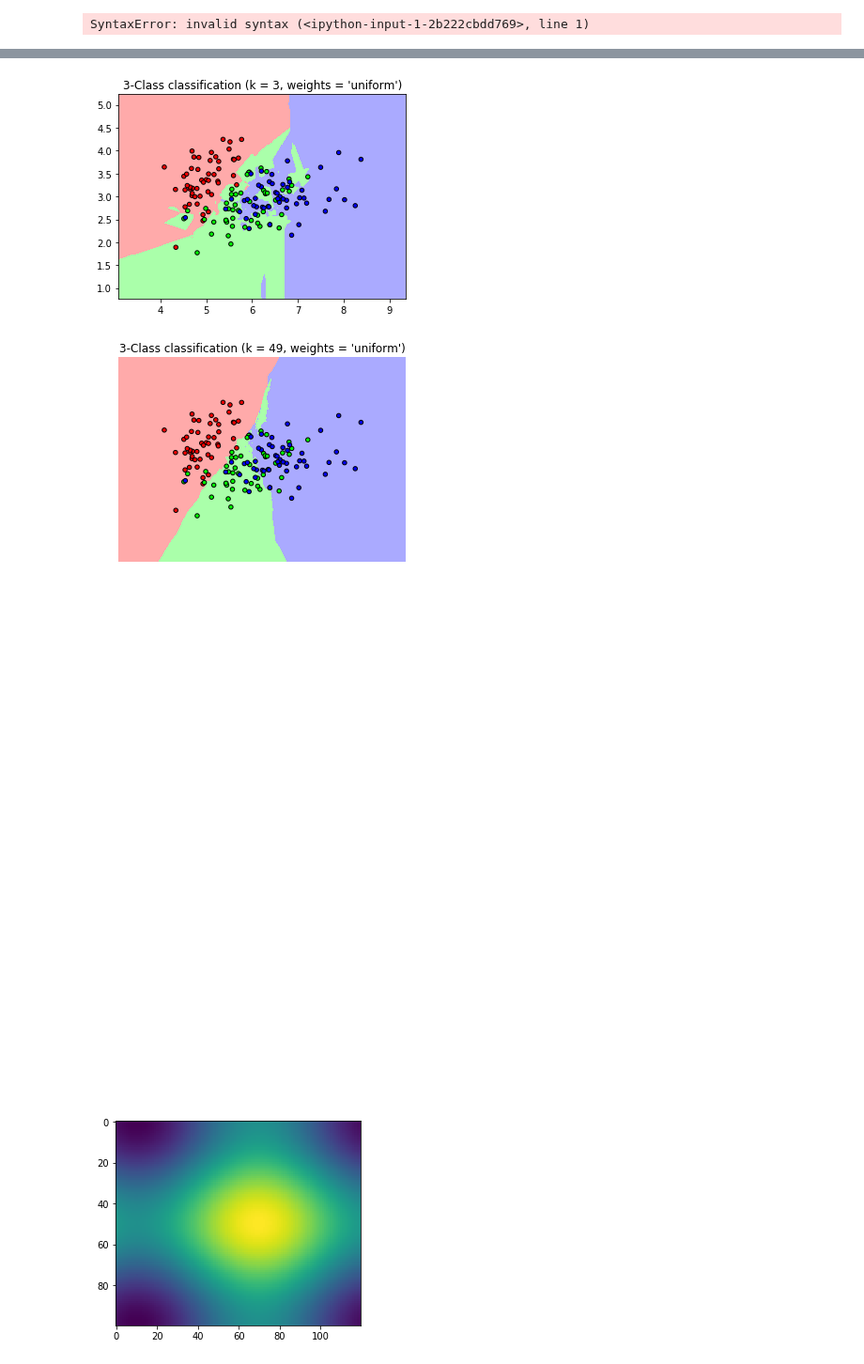
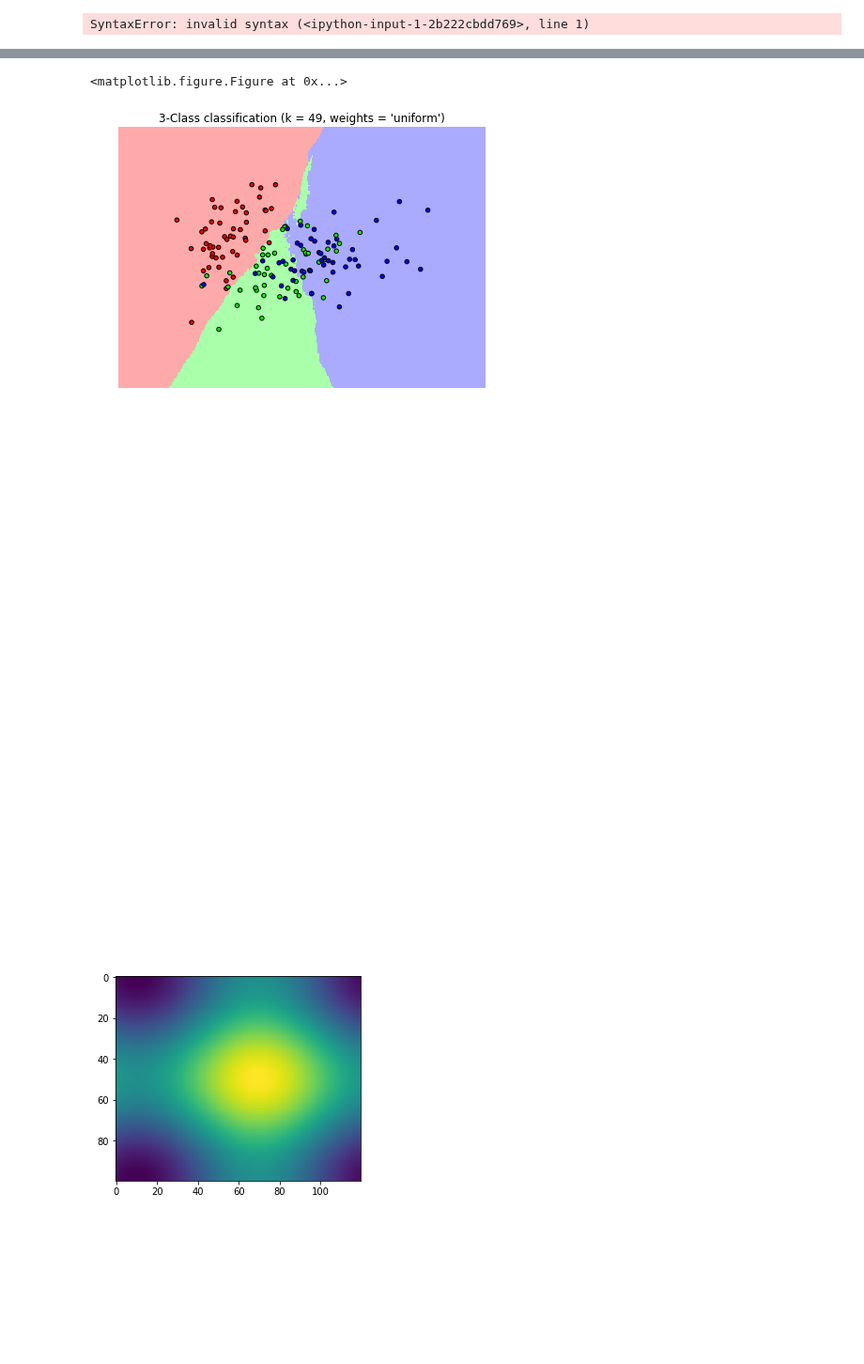
Before and after one commit to SUSA-org/crash-course, a Jupyter notebook: Machine Learning/BiasVarianceDecisionTrees/Bias Variance Decision Trees Ensemble Learning.ipynb, the cells around one changed output, grey strips where cells are left out. Shown at 94% size. Cells and saved outputs as stored; diff of their text form; code cells hidden in the pictures; blank space fills up the shorter version.

```diff
--- a/Machine Learning/BiasVarianceDecisionTrees/Bias Variance Decision Trees Ensemble Learning.ipynb
+++ b/Machine Learning/BiasVarianceDecisionTrees/Bias Variance Decision Trees Ensemble Learning.ipynb
@@ -49,56 +49,62 @@ fig = plt.figure()
 imgs = []
 fakeimgs = []
 imageFolder = "knnImages/"
+fig = plt.figure(figsize = (7,7))
+x_min, x_max = X[:, 0].min() - 1, X[:, 0].max() + 1
+y_min, y_max = X[:, 1].min() - 1, X[:, 1].max() + 1
+xx, yy = np.meshgrid(np.arange(x_min, x_max, h),
+                     np.arange(y_min, y_max, h))
+#This will take about ~20 minutes to run
+for curr_num_neighbors in range(n_neighbors):
+    # we create an instance of Neighbours Classifier and fit the data.
 
-#This will take about ~10 minutes to run
-for curr_num_neighbors in range(1,n_neighbors):
+    #not sure why this is needed but it works
+    if curr_num_neighbors == 0:
+        curr_num_neighbors = 1
 
-    # we create an instance of Neighbours Classifier and fit the data.
+
     clf = neighbors.KNeighborsClassifier(curr_num_neighbors, weights=weights)
     clf.fit(X, y)
-    x_min, x_max = X[:, 0].min() - 1, X[:, 0].max() + 1
-    y_min, y_max = X[:, 1].min() - 1, X[:, 1].max() + 1
-    xx, yy = np.meshgrid(np.arange(x_min, x_max, h),
-                         np.arange(y_min, y_max, h))
+
     Z = clf.predict(np.c_[xx.ravel(), yy.ravel()])
 
     # Put the result into a color plot
     Z = Z.reshape(xx.shape)
 
     plt.pcolormesh(xx, yy, Z, cmap=cmap_light)
     # Plot also the training points
     plt.scatter(X[:, 0], X[:, 1], c=y, cmap=cmap_bold,
                 edgecolor='k', s=20)
     plt.xlim(xx.min(), xx.max())
     plt.ylim(yy.min(), yy.max())
     plt.title("3-Class classification (k = %i, weights = '%s')"
               % (curr_num_neighbors, weights))
 
     filename = 'knn'+str(curr_num_neighbors)+'.png'
     plt.axis('on')
-    #plt.savefig(imageFolder+filename, dpi=900)
+    plt.savefig(imageFolder+filename, dpi=900)
     plt.axis('off')
     imgs.append([plt.imshow(plt.imread(imageFolder+filename),animated = True)])
 
 fig = plt.figure(figsize = (25,25))
 plt.clf()
 ims2 = []
 counter = 0
 for i in range(1,n_neighbors):
     plt.axis('off')
-    im = plt.imshow(imgs[i-1][0].get_array(),animated=True)
+    im = plt.imshow(imgs[i][0].get_array(),animated=True)
     ims2.append([im])
 
 
-anim = animation.ArtistAnimation(fig, ims2, interval=100)
+anim = animation.ArtistAnimation(fig, ims2, interval=100,repeat_delay=0)
 
 
-anim.save('knn.gif', writer='imagemagick', fps=60)
+anim.save('knn.gif', writer='imagemagick')
 plt.show()
 # %% [output]
+<matplotlib.figure.Figure at 0x...>
-[figure, old version]
+[figure, new version]
-[figure, old version]
+[figure, new version]
-[figure, removed]
 # %%
 import numpy as np
 import matplotlib.pyplot as plt
```
Also changed, not shown: parts of 3 cells of this notebook, 1 other file.
